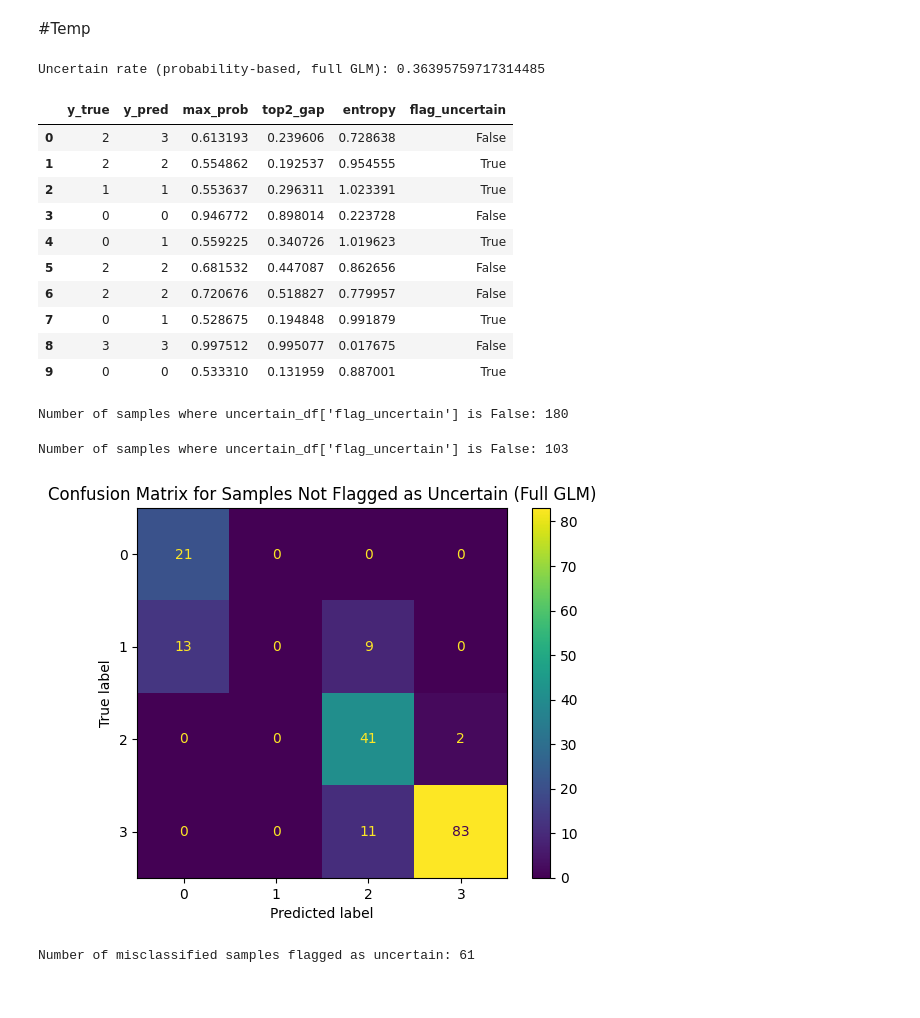
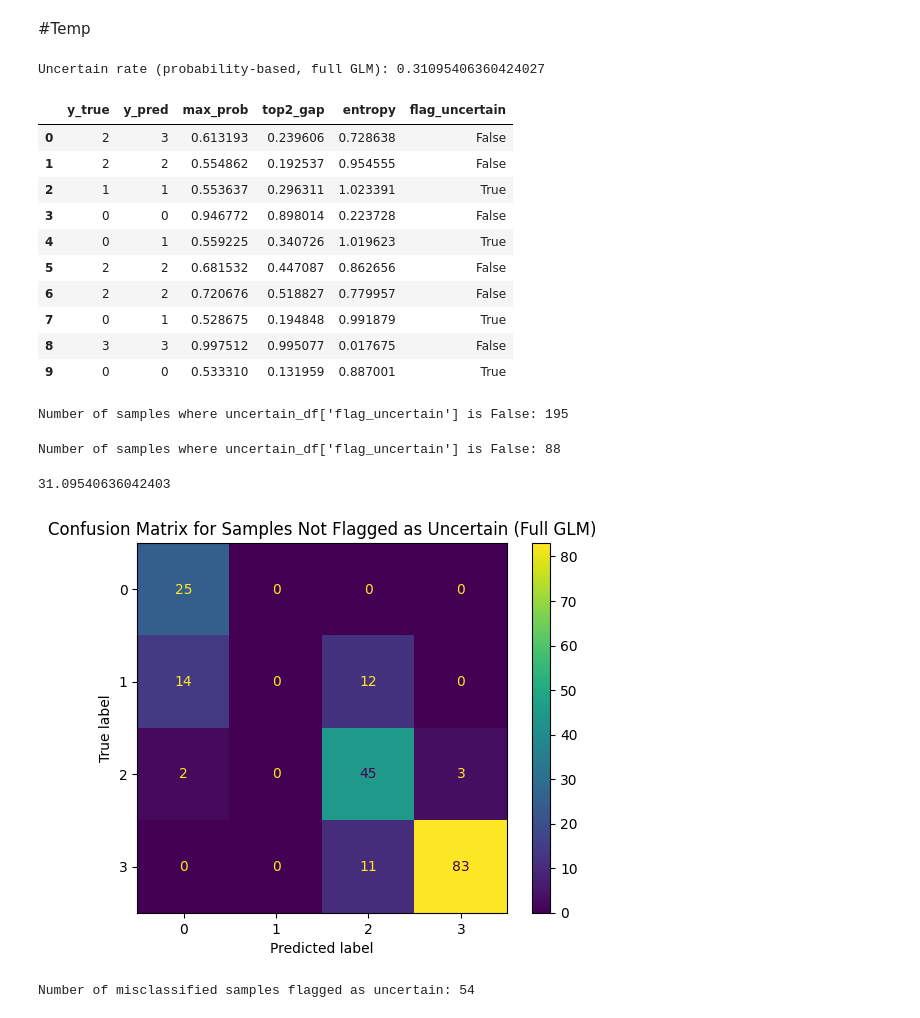
Before and after one commit to FaridRash/Advance-Statistical-Learnin--Semester-3, a Jupyter notebook: Farid/Farid_GLM.ipynb, the cells around one changed output. Drawn from its saved outputs; the diff is of its cells as text; code cells hidden in the pictures.

```diff
--- a/Farid/Farid_GLM.ipynb
+++ b/Farid/Farid_GLM.ipynb
@@ -848,41 +848,41 @@ y_true = np.asarray(y_te)
 y_pred = P.argmax(axis=1)
 
 # Thresholds
-MAXP_THR = 0.6   # flag if max prob < 60%
-GAP_THR  = 0.15   # flag if top-2 probs too close
+MAXP_THR = 0.55   # flag if max prob < 60%
+GAP_THR  = 0.10   # flag if top-2 probs too close
 ENTR_THR = 1.0    # entropy cutoff (max = ln(4)=1.386)
 
 # Compute metrics
 maxp = P.max(axis=1)
 top2 = np.partition(P, -2, axis=1)[:, -2]
 gap = maxp - top2
 entropy = -(P * np.log(P + 1e-12)).sum(axis=1)
 
 # Apply flags
 flag_low_maxp  = maxp < MAXP_THR
 flag_small_gap = gap  < GAP_THR
 flag_high_ent  = entropy > ENTR_THR
 
 flag_uncertain = flag_low_maxp | flag_small_gap | flag_high_ent
 
 print("Uncertain rate (probability-based, full GLM):", flag_uncertain.mean())
 
 # Store in dataframe for inspection
 uncertain_df = pd.DataFrame({
     "y_true": y_true,
     "y_pred": y_pred,
     "max_prob": maxp,
     "top2_gap": gap,
     "entropy": entropy,
     "flag_uncertain": flag_uncertain
 })
 
 uncertain_df.head(10)
 # %% [output]
-Uncertain rate (probability-based, full GLM): 0.36395759717314485
+Uncertain rate (probability-based, full GLM): 0.31095406360424027
 |  | y_true | y_pred | max_prob | top2_gap | entropy | flag_uncertain |
 | 0 | 2 | 3 | 0.613193 | 0.239606 | 0.728638 | False |
-| 1 | 2 | 2 | 0.554862 | 0.192537 | 0.954555 | True |
+| 1 | 2 | 2 | 0.554862 | 0.192537 | 0.954555 | False |
 | 2 | 1 | 1 | 0.553637 | 0.296311 | 1.023391 | True |
 | 3 | 0 | 0 | 0.946772 | 0.898014 | 0.223728 | False |
 | 4 | 0 | 1 | 0.559225 | 0.340726 | 1.019623 | True |
@@ -897,14 +897,18 @@ not_flagged_count = uncertain_df[uncertain_df['flag_uncertain'] == False].shape[
 
 print("Number of samples where uncertain_df['flag_uncertain'] is False:", not_flagged_count)
 # %% [output]
-Number of samples where uncertain_df['flag_uncertain'] is False: 180
+Number of samples where uncertain_df['flag_uncertain'] is False: 195
 # %%
 # Count where flag_uncertain is False
 not_flagged_count = uncertain_df[uncertain_df['flag_uncertain'] == True].shape[0]
 
 print("Number of samples where uncertain_df['flag_uncertain'] is False:", not_flagged_count)
 # %% [output]
-Number of samples where uncertain_df['flag_uncertain'] is False: 103
+Number of samples where uncertain_df['flag_uncertain'] is False: 88
+# %%
+not_flagged_count * 100 / uncertain_df.shape[0]
+# %% [output]
+31.09540636042403
 # %%
 from sklearn.metrics import confusion_matrix, ConfusionMatrixDisplay
 import matplotlib.pyplot as plt
@@ -934,14 +938,14 @@ plt.show()
 # kappa_qw_not_flagged = cohen_kappa_score(y_true_not_flagged, y_pred_not_flagged, weights="quadratic")
 # print("Quadratic Weighted Kappa (Not Flagged Samples):", round(kappa_qw_not_flagged, 4))
 # %% [output]
-[figure, old version]
+[figure, new version]
 # %%
 # Filter for samples flagged as uncertain and where the prediction is incorrect
 misclassified_uncertain_count = uncertain_df[(uncertain_df['flag_uncertain'] == True) & (uncertain_df['y_true'] != uncertain_df['y_pred'])].shape[0]
 
 print("Number of misclassified samples flagged as uncertain:", misclassified_uncertain_count)
 # %% [output]
-Number of misclassified samples flagged as uncertain: 61
+Number of misclassified samples flagged as uncertain: 54
 # %%
 # Filter for samples flagged as uncertain and where the prediction is correct
 correctly_classified_uncertain_count = uncertain_df[(uncertain_df['flag_uncertain'] == True) & (uncertain_df['y_true'] == uncertain_df['y_pred'])].shape[0]
```
Also changed, not shown: parts of 4 cells of this notebook.
